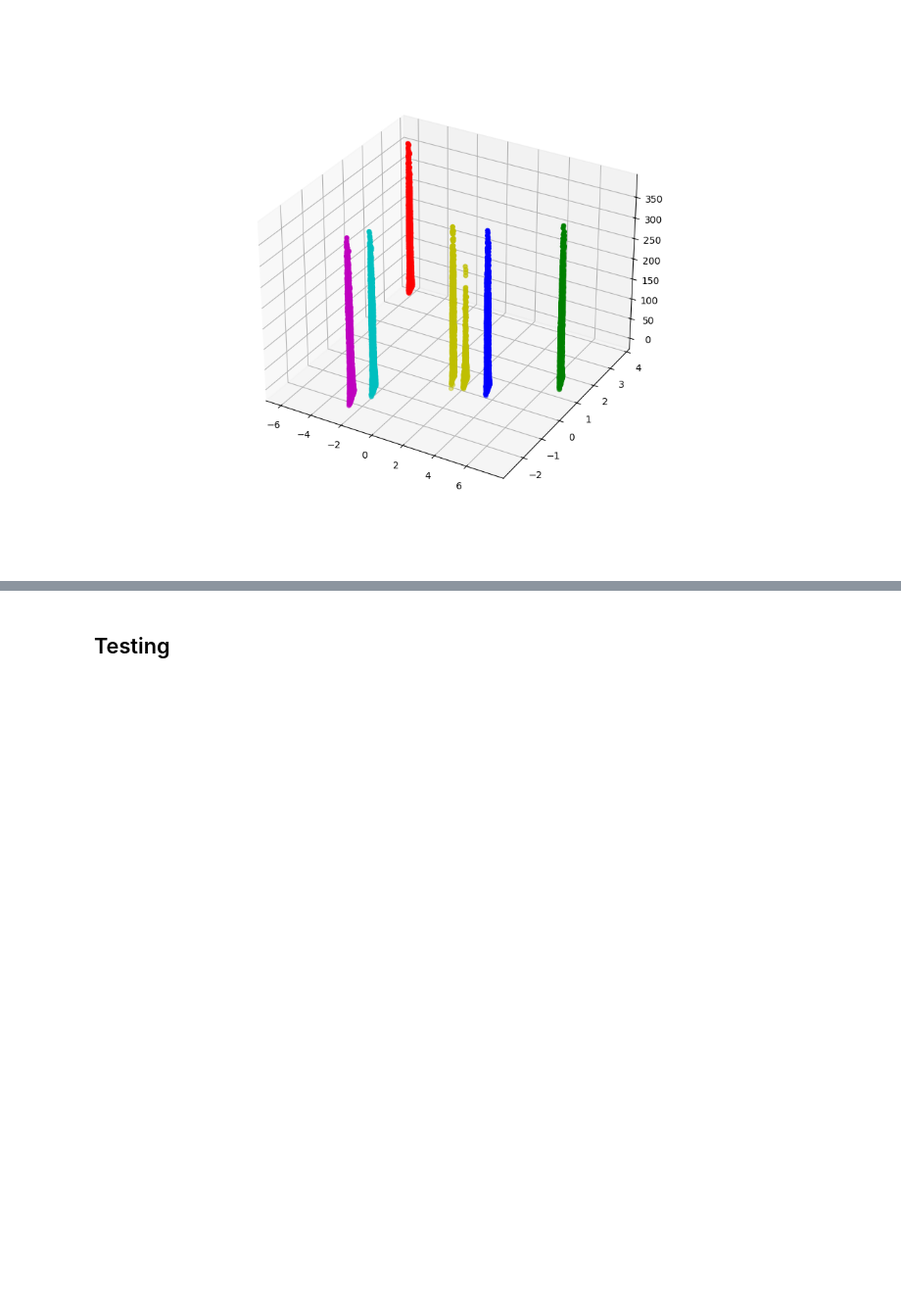
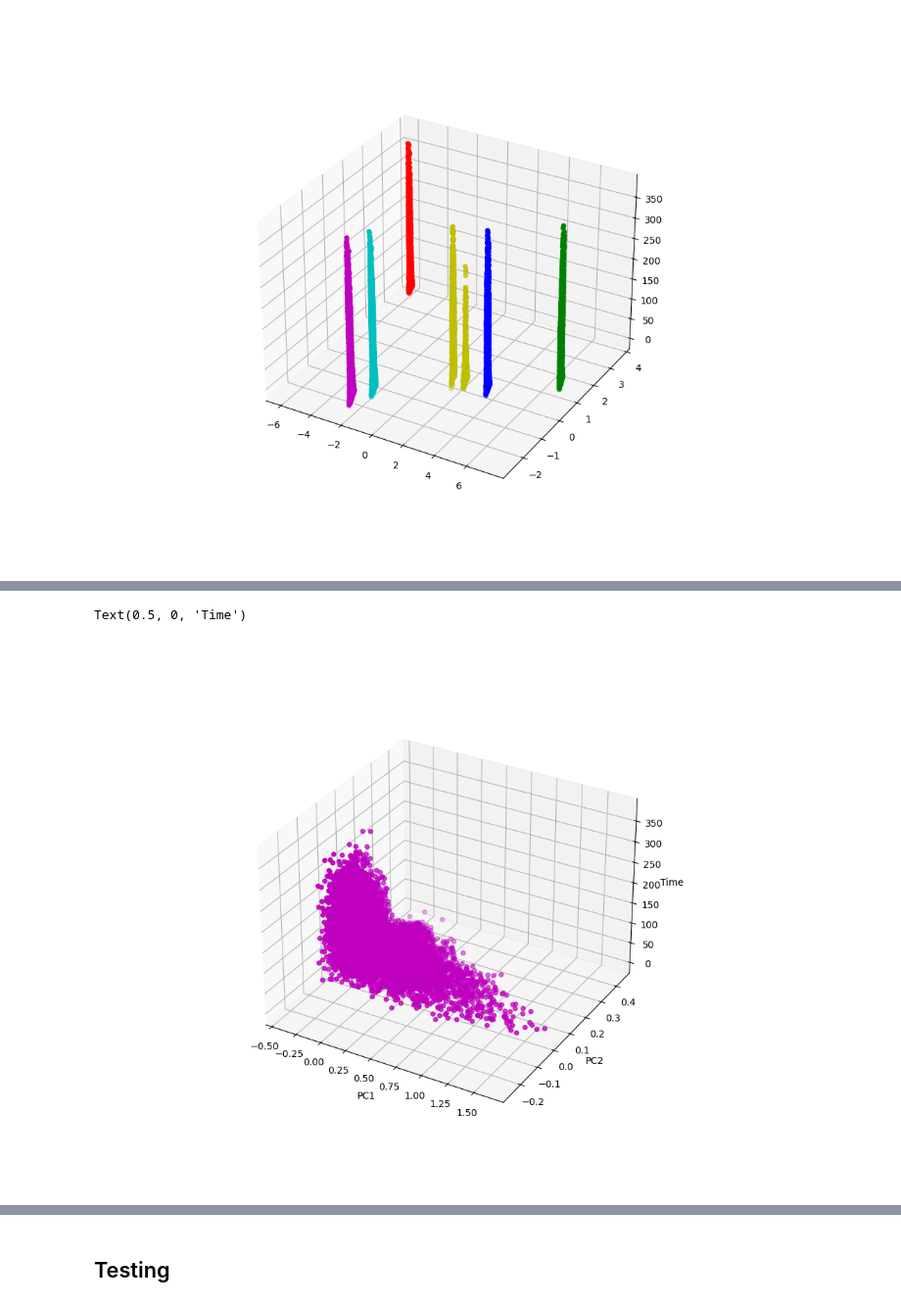
Before and after one commit to mfranzreb/DDMML_project, a Jupyter notebook: Turbofan/Master.ipynb, the cells around one changed output, grey strips where cells are left out. Shown at 98% size. Cells and saved outputs as stored; diff of their text form; code cells hidden in the pictures; blank space fills up the shorter version.

```diff
--- a/Turbofan/Master.ipynb
+++ b/Turbofan/Master.ipynb
@@ -179,0 +232,11 @@ for i, c in enumerate(colors):
+# %%
+fig = plt.figure(figsize=(10, 8))
+ax = fig.add_subplot(projection='3d')
+
+ax.scatter(score[:, 0], score[:, 1], data_mode_six['Time'][:], c=c)
+ax.set_xlabel('PC1')
+ax.set_ylabel('PC2')
+ax.set_zlabel('Time')
+# %% [output]
+Text(0.5, 0, 'Time')
+[figure, added]
```
Also changed, not shown: parts of 9 cells of this notebook.
